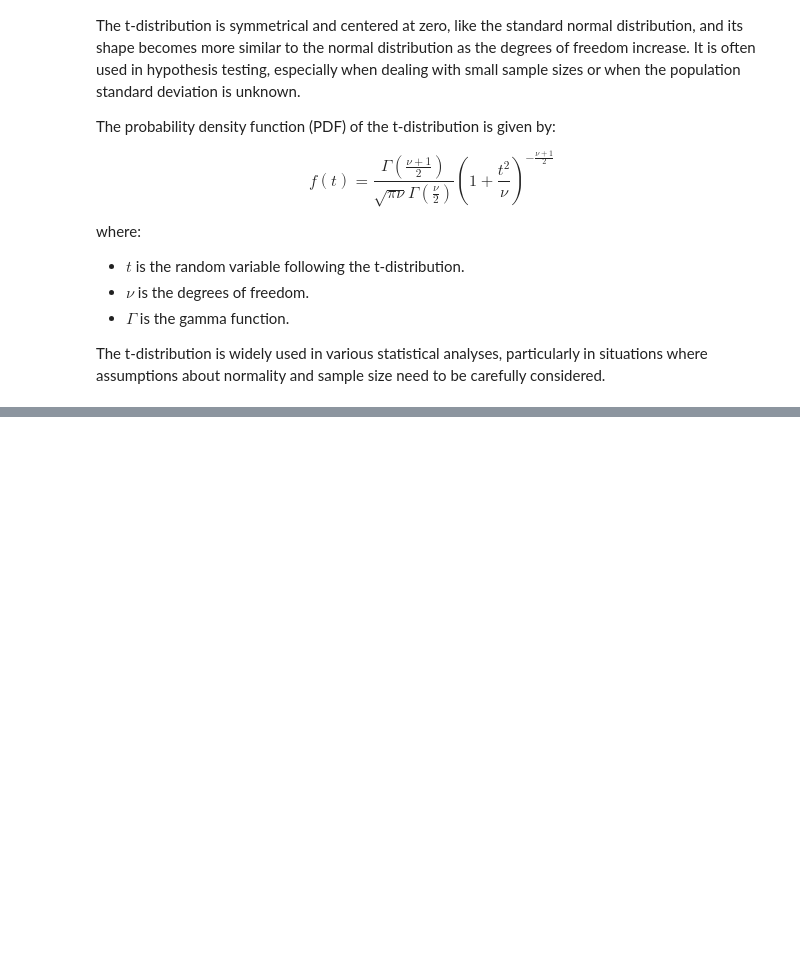
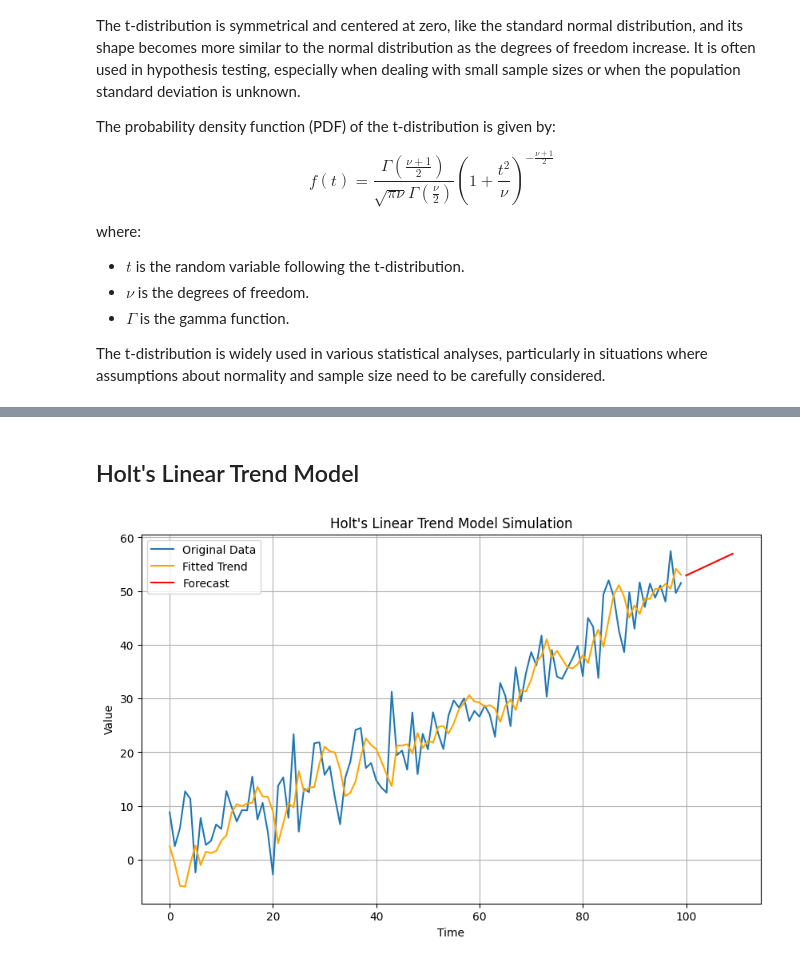
Before and after one commit to ichsanulamal/notes, a Jupyter notebook: finance/Financial Engineering and Artificial Intelligence in Python - The Lazy Programmar Udemy/main.ipynb, the cells around one changed output, grey strips where cells are left out. Cells and saved outputs as stored; diff of their text form; code cells hidden in the pictures; blank space fills up the shorter version.

```diff
--- a/finance/1_introduction/main.ipynb
+++ b/finance/Financial Engineering and Artificial Intelligence in Python - The Lazy Programmar Udemy/main.ipynb
@@ -371,0 +570,37 @@ The t-distribution is widely used in various statistical analyses, particularly
+# %% [markdown]
+## Holt's Linear Trend Model
+# %%
+import numpy as np
+import matplotlib.pyplot as plt
+from statsmodels.tsa.holtwinters import Holt
+
+# Set random seed for reproducibility
+np.random.seed(0)
+
+# Generate time series data with trend
+n_obs = 100
+time = np.arange(n_obs)
+trend = 0.5 * time  # Simulated linear trend
+noise = np.random.normal(loc=0, scale=5, size=n_obs)  # Simulated noise
+data = trend + noise
+
+# Fit Holt's linear trend model
+model = Holt(data)
+fit = model.fit()
+
+# Forecast future values
+forecast_values = fit.forecast(steps=10)
+
+# Plot the original data, fitted trend, and forecast
+plt.figure(figsize=(10, 6))
+plt.plot(time, data, label='Original Data')
+plt.plot(time, fit.fittedvalues, color='orange', label='Fitted Trend')
+plt.plot(np.arange(n_obs, n_obs + 10), forecast_values, color='red', label='Forecast')
+plt.title("Holt's Linear Trend Model Simulation")
+plt.xlabel('Time')
+plt.ylabel('Value')
+plt.legend()
+plt.grid(True)
+plt.show()
+# %% [output]
+[figure, added]
```
Also changed, not shown: parts of 13 cells of this notebook, 29 other files.
